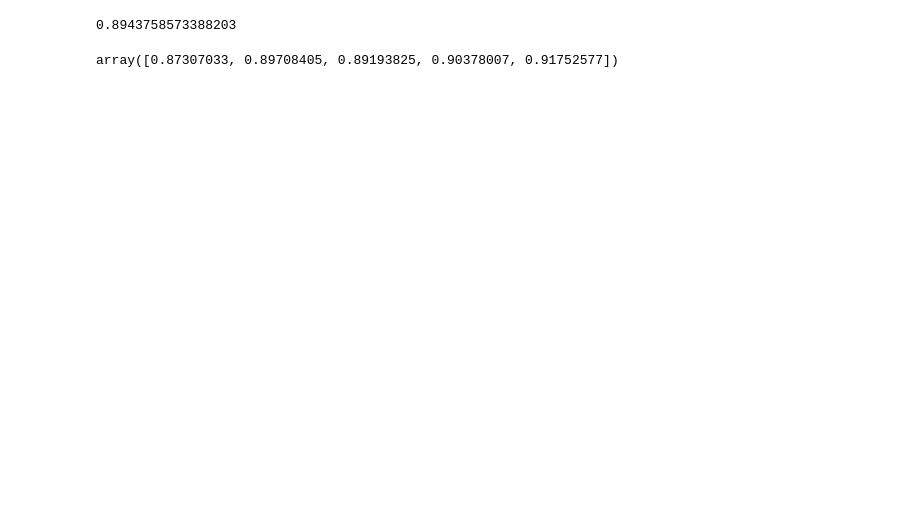
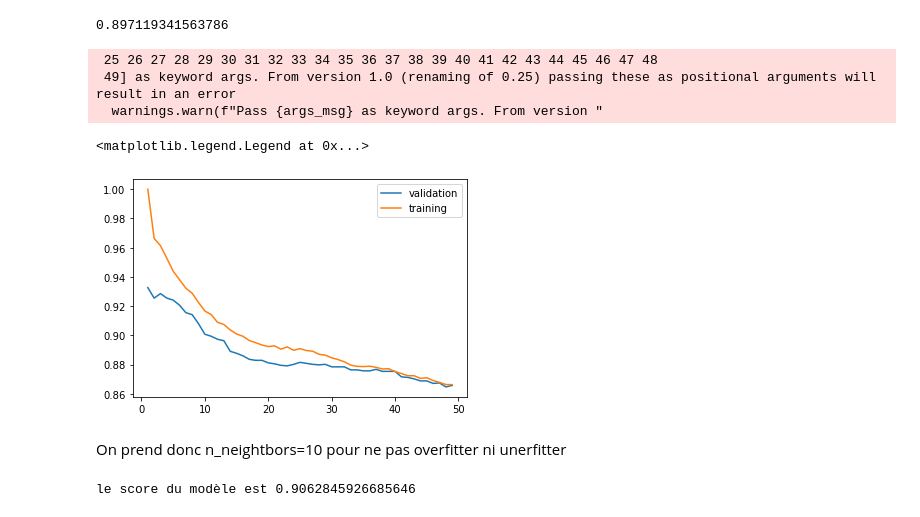
Before and after one commit to Kithtus/galaxies, a Jupyter notebook: etoiles.ipynb, the cells around one changed output. Drawn from its saved outputs; the diff is of its cells as text; code cells hidden in the pictures; blank space fills up the shorter version.

```diff
--- a/etoiles.ipynb
+++ b/etoiles.ipynb
@@ -12,5 +15,6 @@ df1=pd.read_csv("Star3642_balanced.csv")
 # %%
-df1["SpType"]=encoder.fit_transform(df1["SpType"])
+encoder=LabelEncoder()
+df1["SpType"]=encoder.fit_transform(df1["SpType"]) #on transforme SpType en chiffres
 Y=df1["TargetClass"]
 X=df1[["Vmag","Plx","e_Plx","B-V","SpType"]]
-X["SpType"]=encoder.fit_transform(X["SpType"])
+#X["SpType"]=encoder.fit_transform(X["SpType"])
@@ -25,10 +39,29 @@ X_train,X_test,Y_train,Y_test=train_test_split(X,Y,test_size=0.2)
 # %%
-model=KNeighborsClassifier(n_neighbors=20)
+#On fait un test
+model=KNeighborsClassifier(n_neighbors=20) #on entraine un modèle de KNeighbirsClassifier avec 20 voisins
 model.fit(X_train,Y_train)
-model.score(X_test,Y_test)
+model.score(X_test,Y_test) #On regarde son score
 # %% [output]
-0.8943758573388203
+0.897119341563786
+# %%
+#On détermine quel nombre de voisins est optimal
+model1=KNeighborsClassifier()
+k=np.arange(1,50)
+train_score, val_score=validation_curve(model1,X_train,Y_train,'n_neighbors',k,cv=5)
+# %% [output]
+ 25 26 27 28 29 30 31 32 33 34 35 36 37 38 39 40 41 42 43 44 45 46 47 48
+ 49] as keyword args. From version 1.0 (renaming of 0.25) passing these as positional arguments will result in an error
+  warnings.warn(f"Pass {args_msg} as keyword args. From version "
+# %%
+plt.plot(k,val_score.mean(axis=1),label="validation")
+plt.plot(k,train_score.mean(axis=1),label="training")
+plt.legend()
+# %% [output]
+<matplotlib.legend.Legend at 0x...>
+[figure, added]
+# %% [markdown]
+On prend donc n_neightbors=10 pour ne pas overfitter ni unerfitter
 # %%
-cross_val_score(KNeighborsClassifier(10),X_train,Y_train,cv=5)
+print("le score du modèle est {}".format(str(np.mean(cross_val_score(KNeighborsClassifier(10),X_train,Y_train,cv=5)))))
 # %% [output]
-array([0.87307033, 0.89708405, 0.89193825, 0.90378007, 0.91752577])
+le score du modèle est 0.9062845926685646
```
Also changed, not shown: parts of 14 cells of this notebook, 1 other file.
